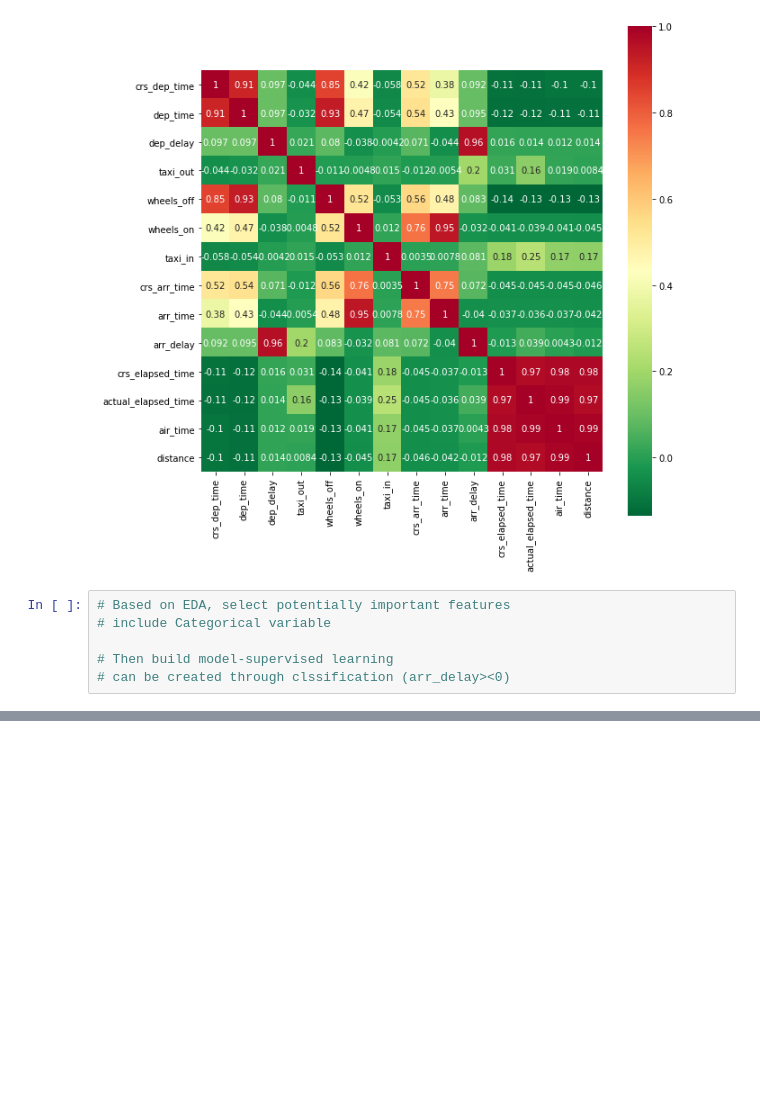
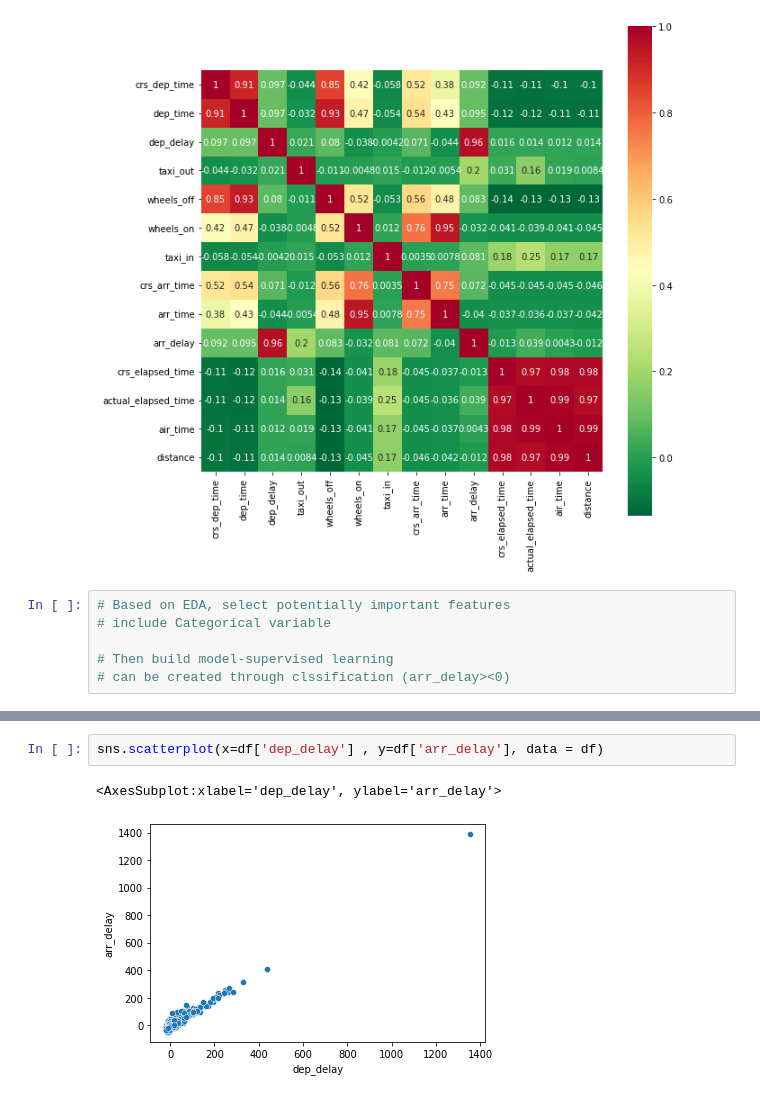
Before and after one commit to ShilpiST/LHL-Mid-Term_Flights, a Jupyter notebook: Modeling the Flights data-Copy1.ipynb, the cells around one changed output, grey strips where cells are left out. Drawn from its saved outputs; the diff is of its cells as text; blank space fills up the shorter version.

```diff
--- a/Modeling the Flights data-Copy1.ipynb
+++ b/Modeling the Flights data-Copy1.ipynb
@@ -829,0 +1170,5 @@ g = sns.heatmap(corr_col.corr(),annot=True,cmap="RdYlGn_r", square = True)
+# %%
+sns.scatterplot(x=df['dep_delay'] , y=df['arr_delay'], data = df)
+# %% [output]
+<AxesSubplot:xlabel='dep_delay', ylabel='arr_delay'>
+[figure, added]
```
Also changed, not shown: parts of 80 cells of this notebook.
